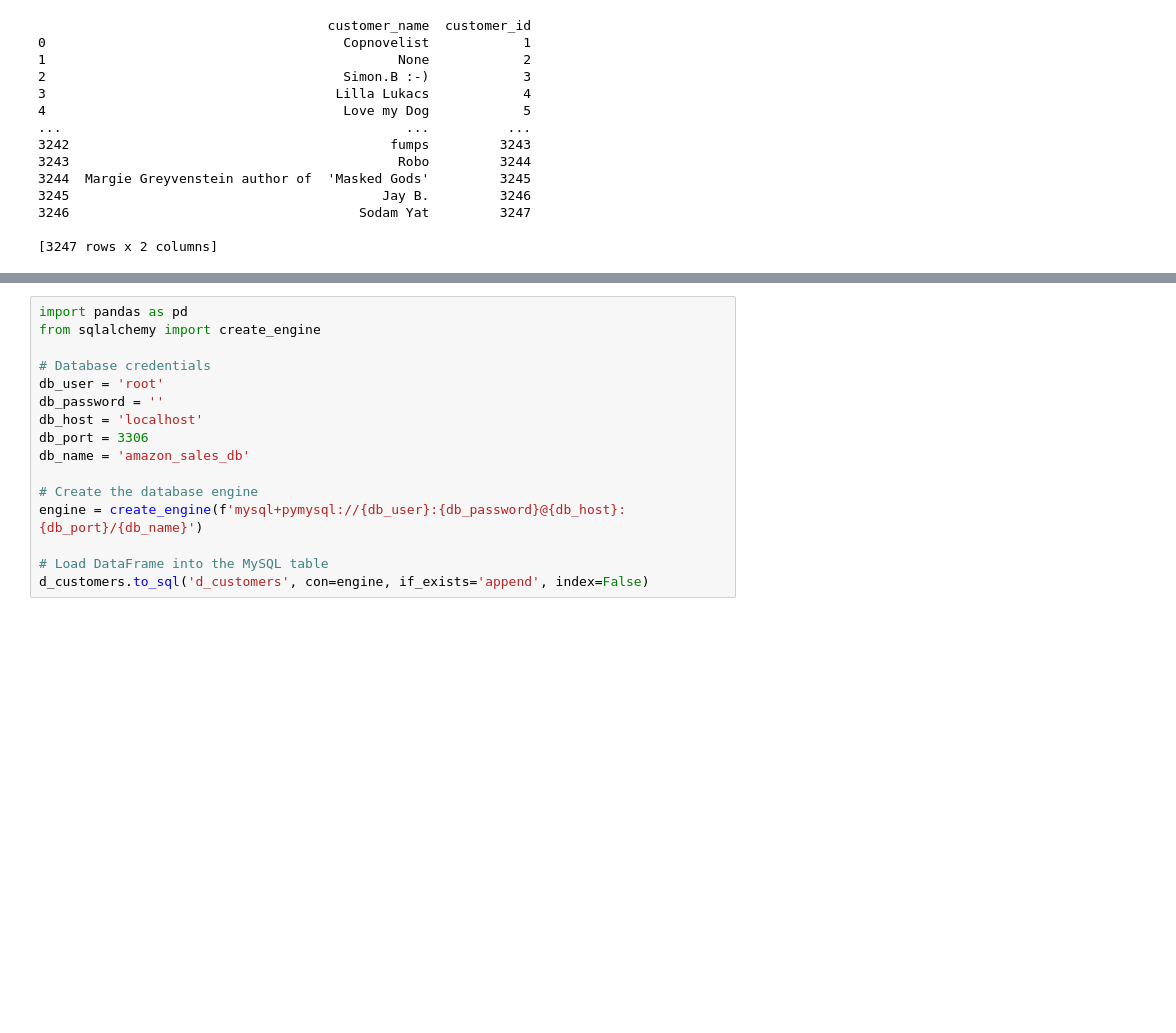
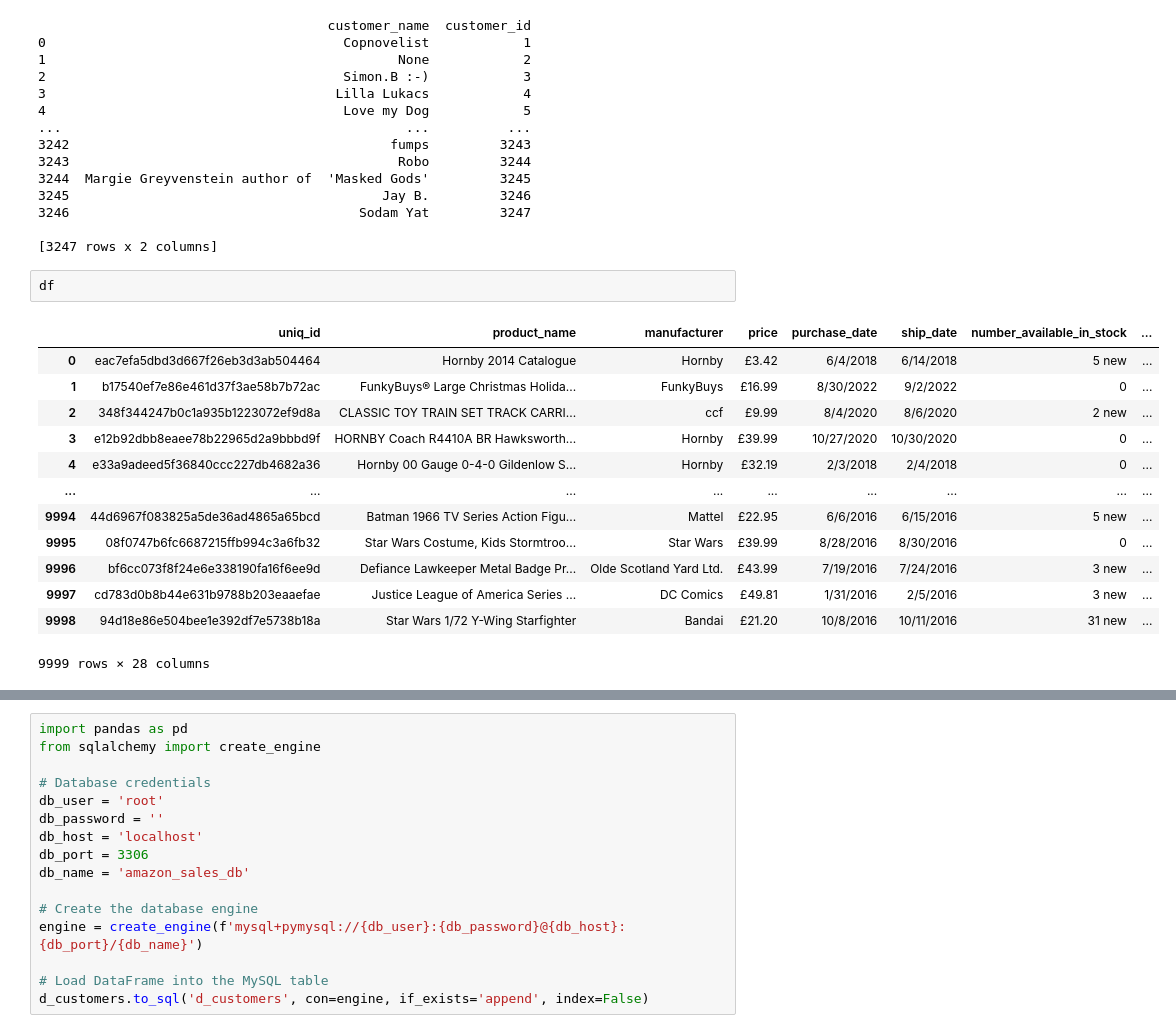
Before and after one commit to SalehMk0/project_3_data, a Jupyter notebook: data_cleaning.ipynb, the cells around one changed output, grey strips where cells are left out. Cells and saved outputs as stored; diff of their text form; blank space fills up the shorter version.

```diff
--- a/data_cleaning.ipynb
+++ b/data_cleaning.ipynb
@@ -563,3 +604,19 @@ print(d_customers)
 3246                                     Sodam Yat         3247
 
 [3247 rows x 2 columns]
+# %%
+df
+# %% [output]
+|  | uniq_id | product_name | manufacturer | price | purchase_date | ship_date | number_available_in_stock | ... |
+| 0 | eac7efa5dbd3d667f26eb3d3ab504464 | Hornby 2014 Catalogue | Hornby | £3.42 | 6/4/2018 | 6/14/2018 | 5 new | ... |
+| 1 | b17540ef7e86e461d37f3ae58b7b72ac | FunkyBuys® Large Christmas Holida... | FunkyBuys | £16.99 | 8/30/2022 | 9/2/2022 | 0 | ... |
+| 2 | 348f344247b0c1a935b1223072ef9d8a | CLASSIC TOY TRAIN SET TRACK CARRI... | ccf | £9.99 | 8/4/2020 | 8/6/2020 | 2 new | ... |
+| 3 | e12b92dbb8eaee78b22965d2a9bbbd9f | HORNBY Coach R4410A BR Hawksworth... | Hornby | £39.99 | 10/27/2020 | 10/30/2020 | 0 | ... |
+| 4 | e33a9adeed5f36840ccc227db4682a36 | Hornby 00 Gauge 0-4-0 Gildenlow S... | Hornby | £32.19 | 2/3/2018 | 2/4/2018 | 0 | ... |
+| ... | ... | ... | ... | ... | ... | ... | ... | ... |
+| 9994 | 44d6967f083825a5de36ad4865a65bcd | Batman 1966 TV Series Action Figu... | Mattel | £22.95 | 6/6/2016 | 6/15/2016 | 5 new | ... |
+| 9995 | 08f0747b6fc6687215ffb994c3a6fb32 | Star Wars Costume, Kids Stormtroo... | Star Wars | £39.99 | 8/28/2016 | 8/30/2016 | 0 | ... |
+| 9996 | bf6cc073f8f24e6e338190fa16f6ee9d | Defiance Lawkeeper Metal Badge Pr... | Olde Scotland Yard Ltd. | £43.99 | 7/19/2016 | 7/24/2016 | 3 new | ... |
+| 9997 | cd783d0b8b44e631b9788b203eaaefae | Justice League of America Series ... | DC Comics | £49.81 | 1/31/2016 | 2/5/2016 | 3 new | ... |
+| 9998 | 94d18e86e504bee1e392df7e5738b18a | Star Wars 1/72 Y-Wing Starfighter | Bandai | £21.20 | 10/8/2016 | 10/11/2016 | 31 new | ... |
+9999 rows × 28 columns
```
Also changed, not shown: parts of 15 cells of this notebook, 9 other files.
